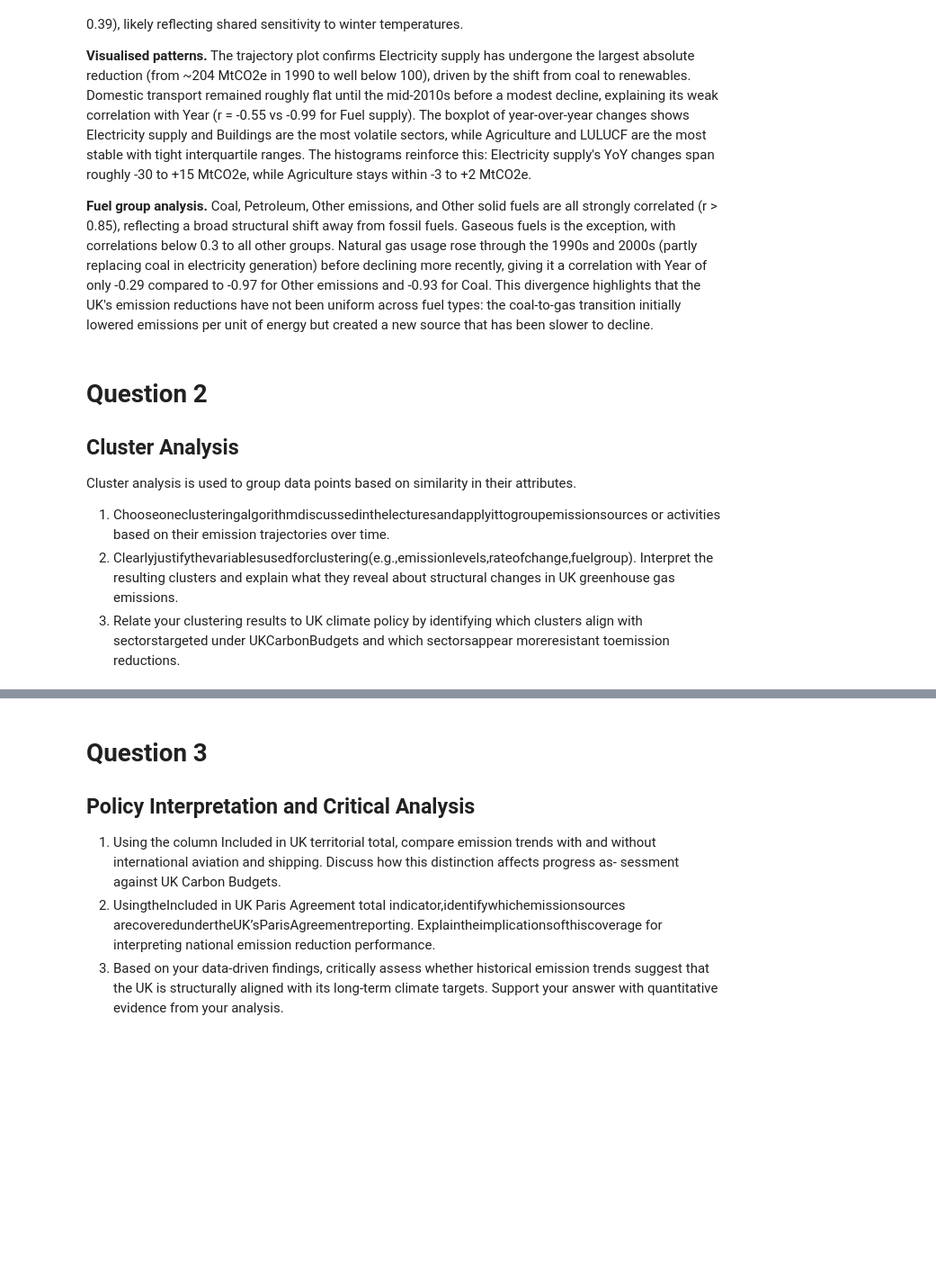
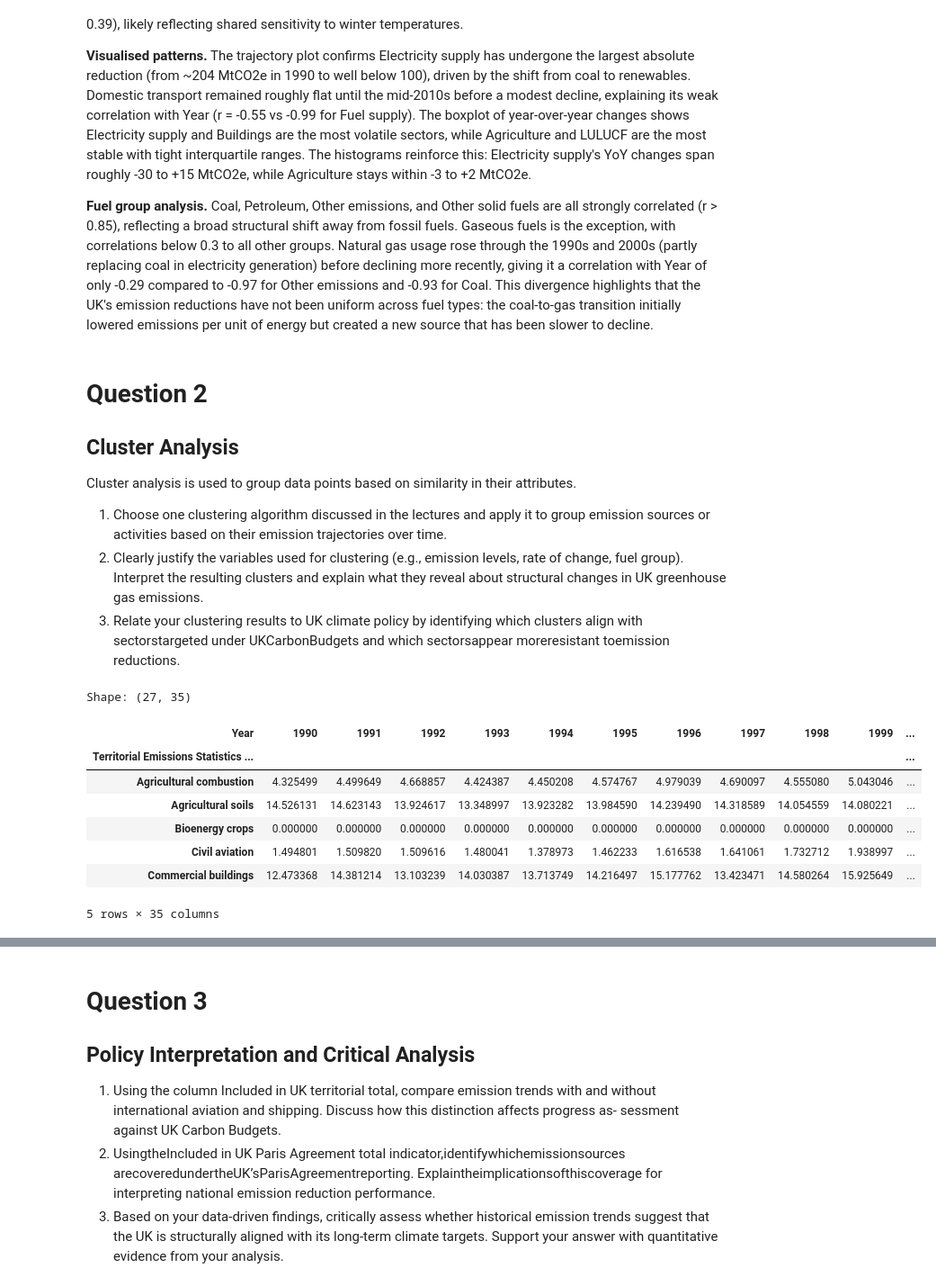
Before and after one commit to PontusNeumann/CBS-Spring26, a Jupyter notebook: alex_ml_ma1.ipynb, the cells around one changed output, grey strips where cells are left out. Shown at 90% size. Saved outputs shown, nothing was run; the diff lists cells and outputs as text; code cells hidden in the pictures; blank space fills up the shorter version.

```diff
--- a/alex_ml_ma1.ipynb
+++ b/alex_ml_ma1.ipynb
@@ -489,9 +489,9 @@ The dataset contains 78,022 granular emission records spanning 1990 to 2024, wit
 # Question 2
 ## Cluster Analysis
 Cluster analysis is used to group data points based on similarity in their attributes.
-1. Chooseoneclusteringalgorithmdiscussedinthelecturesandapplyittogroupemissionsources
+1. Choose one clustering algorithm discussed in the lectures and apply it to group emission sources
 or activities based on their emission trajectories over time.
-2. Clearlyjustifythevariablesusedforclustering(e.g.,emissionlevels,rateofchange,fuelgroup).
+2. Clearly justify the variables used for clustering (e.g., emission levels, rate of change, fuel group).
 Interpret the resulting clusters and explain what they reveal about structural changes in UK
 greenhouse gas emissions.
 3. Relate your clustering results to UK climate policy by identifying which clusters align with
@@ -499,0 +505,31 @@ reductions.
+# %%
+# --- Subsector time series ---
+SUB_COL = "Territorial Emissions Statistics subsector"
+
+sub_year = (
+    territorial
+    .groupby(["Year", SUB_COL], as_index=False)["Emissions (MtCO2e)"]
+    .sum()
+)
+
+pivot_sub = (
+    sub_year
+    .pivot(index="Year", columns=SUB_COL, values="Emissions (MtCO2e)")
+    .fillna(0.0)
+    .sort_index()
+)
+
+# Transpose so rows = subsectors, columns = years
+X = pivot_sub.T
+print("Shape:", X.shape)
+X.head()
+# %% [output]
+Shape: (27, 35)
+| Year | 1990 | 1991 | 1992 | 1993 | 1994 | 1995 | 1996 | 1997 | 1998 | 1999 | ... |
+| Territorial Emissions Statistics ... |  |  |  |  |  |  |  |  |  |  | ... |
+| Agricultural combustion | 4.325499 | 4.499649 | 4.668857 | 4.424387 | 4.450208 | 4.574767 | 4.979039 | 4.690097 | 4.555080 | 5.043046 | ... |
+| Agricultural soils | 14.526131 | 14.623143 | 13.924617 | 13.348997 | 13.923282 | 13.984590 | 14.239490 | 14.318589 | 14.054559 | 14.080221 | ... |
+| Bioenergy crops | 0.000000 | 0.000000 | 0.000000 | 0.000000 | 0.000000 | 0.000000 | 0.000000 | 0.000000 | 0.000000 | 0.000000 | ... |
+| Civil aviation | 1.494801 | 1.509820 | 1.509616 | 1.480041 | 1.378973 | 1.462233 | 1.616538 | 1.641061 | 1.732712 | 1.938997 | ... |
+| Commercial buildings | 12.473368 | 14.381214 | 13.103239 | 14.030387 | 13.713749 | 14.216497 | 15.177762 | 13.423471 | 14.580264 | 15.925649 | ... |
+5 rows × 35 columns
```
Also changed, not shown: parts of 6 cells of this notebook.
